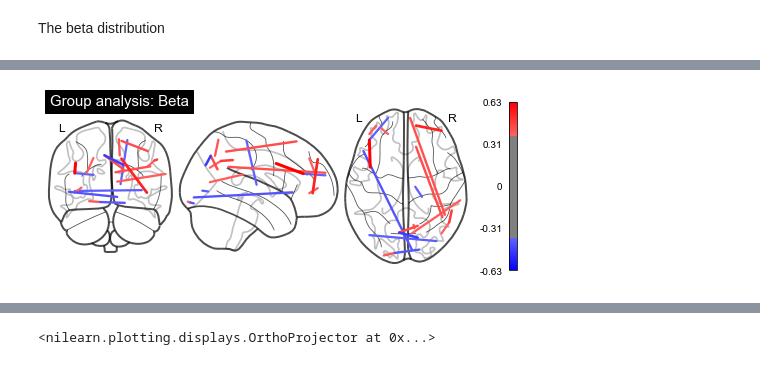
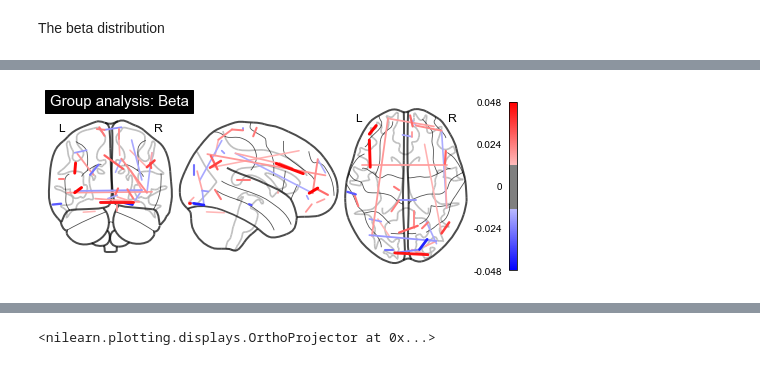
Before and after one commit to UWCCDL/RLvIBL, a Jupyter notebook: rsfmri/gambling_rfmri.ipynb, the cells around one changed output, grey strips where cells are left out. Saved outputs shown, nothing was run; the diff lists cells and outputs as text; code cells hidden in the pictures.

```diff
--- a/rsfmri/gambling_rfmri.ipynb
+++ b/rsfmri/gambling_rfmri.ipynb
@@ -319,0 +335,13 @@ adj_beta2 = adj_beta.replace(0, np.nan)
+# %%
+load_bata = False
+
+if load_bata:
+    beta_mat = pd.read_csv('./bin/example_beta_matrix.csv', header=0, index_col=0)
+    beta_mat.fillna(0, inplace=True)
+else:
+    beta_mat = adj_beta.copy()
+
+# calcualte beta * averaged PR
+subj_mean_mat = average_corr(subj_wide, DV)
+subj_mean_mat = pd.DataFrame(subj_mean_mat, columns=beta_mat.columns)
+adj_mat = beta_mat * subj_mean_mat
@@ -320,11 +353,16 @@ adj_beta2 = adj_beta.replace(0, np.nan)
+# %%
+power = datasets.fetch_coords_power_2011()
+power_coords = np.vstack((power.rois['x'], power.rois['y'], power.rois['z'])).T
 # %%
 # plot connectome with 80% edge strength in the connectivity
-fig1 = plotting.plot_connectome(adj_beta, power_coords,
-                         edge_threshold='99.95%',
-                         node_color='black',
+plotting.plot_connectome(adj_mat, power_coords,
+                         edge_threshold='99.9%',
+                         #node_color=,
                          colorbar=True,
+                         #cmap='Set2',
                          node_size=0, # size 264
-                         alpha=.2,
+                         #alpha=.2,
                          title='Group analysis: Beta')
+plt.show()
 # %% [output]
-[figure, old version]
+[figure, new version]
```
Also changed, not shown: parts of 33 cells of this notebook, 1 other file.
